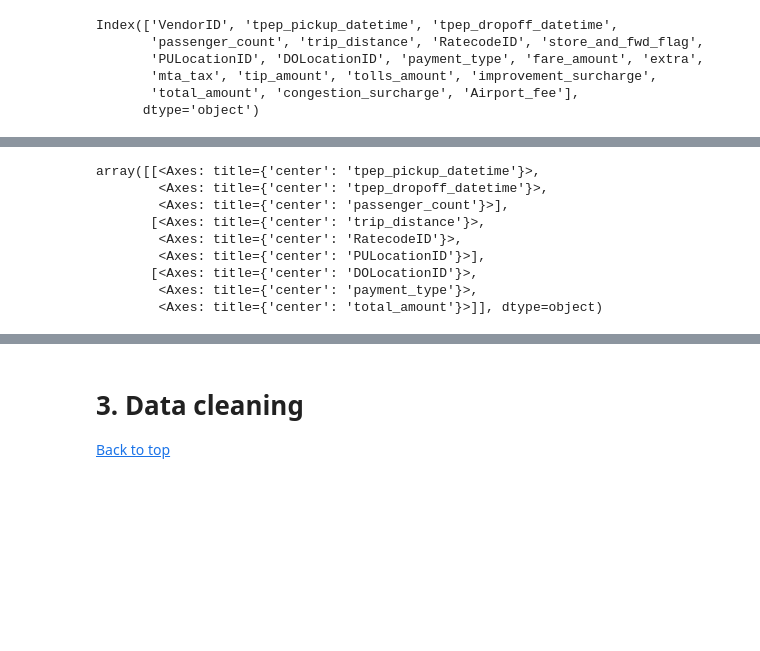
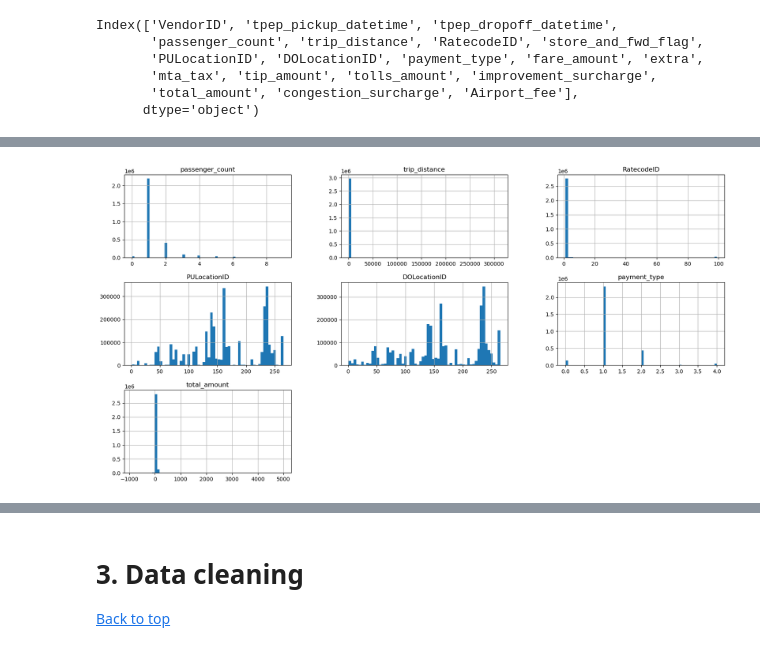
Before and after one commit to k-dalli/New-York-Taxi-Analysis, a Jupyter notebook: NYC Yellow taxi analysis.ipynb, the cells around one changed output, grey strips where cells are left out. Cells and saved outputs as stored; diff of their text form; code cells hidden in the pictures; blank space fills up the shorter version.

Commit message:
data exploration completed

```diff
--- a/NYC Yellow taxi analysis.ipynb
+++ b/NYC Yellow taxi analysis.ipynb
@@ -64,14 +64,9 @@ taxi_data.head()
 | 3 | 2024-01-01 00:36:38 | 2024-01-01 00:44:56 | 1.0 | 1.40 | 1.0 | 79 | ... |
 | 4 | 2024-01-01 00:46:51 | 2024-01-01 00:52:57 | 1.0 | 0.80 | 1.0 | 211 | ... |
 # %%
-taxi_data.hist(figsize=(20,10),bins=60)
+#visualize data in histograms
+numeric_columns = taxi_data.select_dtypes(include=['number'])
+numeric_columns.hist(figsize=(20,10),bins=60)
+plt.show()
 # %% [output]
-array([[<Axes: title={'center': 'tpep_pickup_datetime'}>,
-        <Axes: title={'center': 'tpep_dropoff_datetime'}>,
-        <Axes: title={'center': 'passenger_count'}>],
-       [<Axes: title={'center': 'trip_distance'}>,
-        <Axes: title={'center': 'RatecodeID'}>,
-        <Axes: title={'center': 'PULocationID'}>],
-       [<Axes: title={'center': 'DOLocationID'}>,
-        <Axes: title={'center': 'payment_type'}>,
-        <Axes: title={'center': 'total_amount'}>]], dtype=object)
+[figure, added]
```
Also changed, not shown: parts of 20 cells of this notebook, 1 other file.
